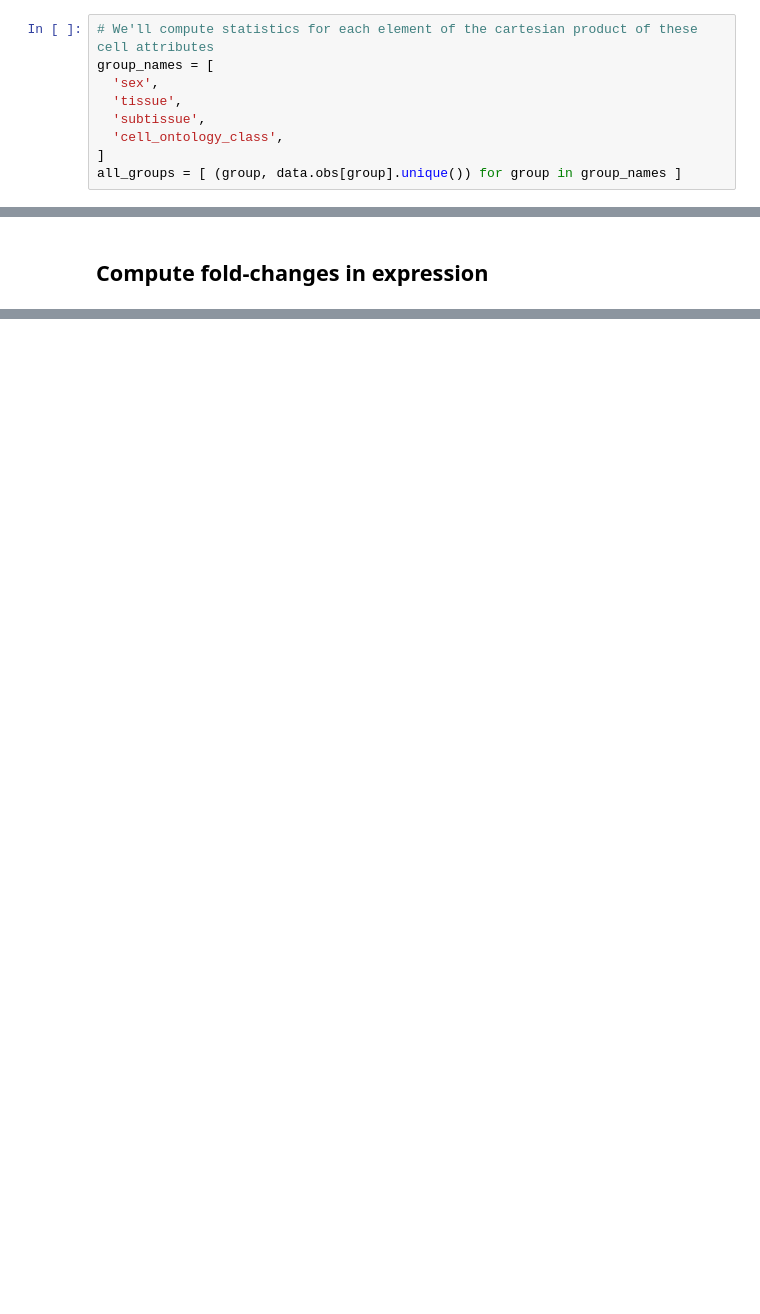
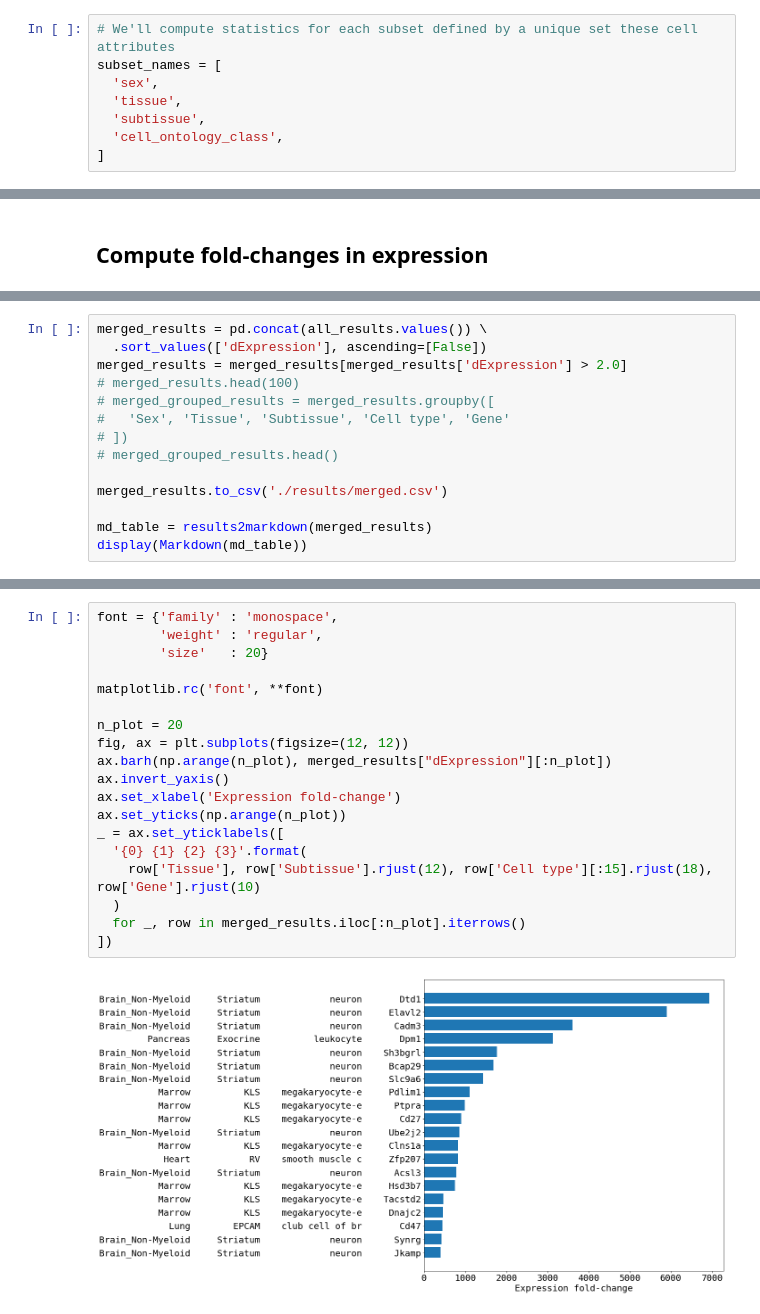
Before and after one commit to justgos/indagatio-muris-senis, a Jupyter notebook: cognitis.ipynb, the cells around one changed output, grey strips where cells are left out. Cells and saved outputs as stored; diff of their text form; blank space fills up the shorter version.

```diff
--- a/cognitis.ipynb
+++ b/cognitis.ipynb
@@ -84,9 +117,8 @@ gene_names = data.var.index.values
 # %%
-# We'll compute statistics for each element of the cartesian product of these cell attributes
-group_names = [
+# We'll compute statistics for each subset defined by a unique set these cell attributes
+subset_names = [
   'sex',
   'tissue',
   'subtissue',
   'cell_ontology_class',
 ]
-all_groups = [ (group, data.obs[group].unique()) for group in group_names ]
@@ -289,0 +390,14 @@ display(Markdown(md_table))
+# %%
+merged_results = pd.concat(all_results.values()) \
+  .sort_values(['dExpression'], ascending=[False])
+merged_results = merged_results[merged_results['dExpression'] > 2.0]
+# merged_results.head(100)
+# merged_grouped_results = merged_results.groupby([
+#   'Sex', 'Tissue', 'Subtissue', 'Cell type', 'Gene'
+# ])
+# merged_grouped_results.head()
+
+merged_results.to_csv('./results/merged.csv')
+
+md_table = results2markdown(merged_results)
+display(Markdown(md_table))
@@ -289,0 +440,21 @@ display(Markdown(md_table))
+# %%
+font = {'family' : 'monospace',
+        'weight' : 'regular',
+        'size'   : 20}
+
+matplotlib.rc('font', **font)
+
+n_plot = 20
+fig, ax = plt.subplots(figsize=(12, 12))
+ax.barh(np.arange(n_plot), merged_results["dExpression"][:n_plot])
+ax.invert_yaxis()
+ax.set_xlabel('Expression fold-change')
+ax.set_yticks(np.arange(n_plot))
+_ = ax.set_yticklabels([
+  '{0} {1} {2} {3}'.format(
+    row['Tissue'], row['Subtissue'].rjust(12), row['Cell type'][:15].rjust(18), row['Gene'].rjust(10)
+  )
+  for _, row in merged_results.iloc[:n_plot].iterrows()
+])
+# %% [output]
+[figure, added]
```
Also changed, not shown: parts of 16 cells of this notebook, 11 other files.
